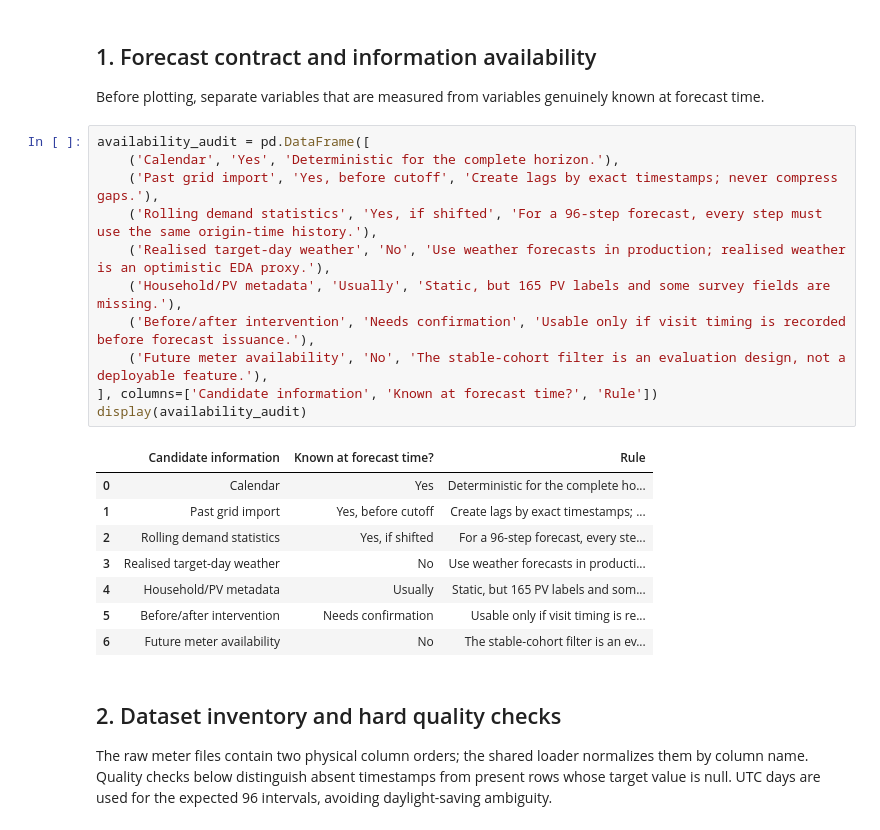
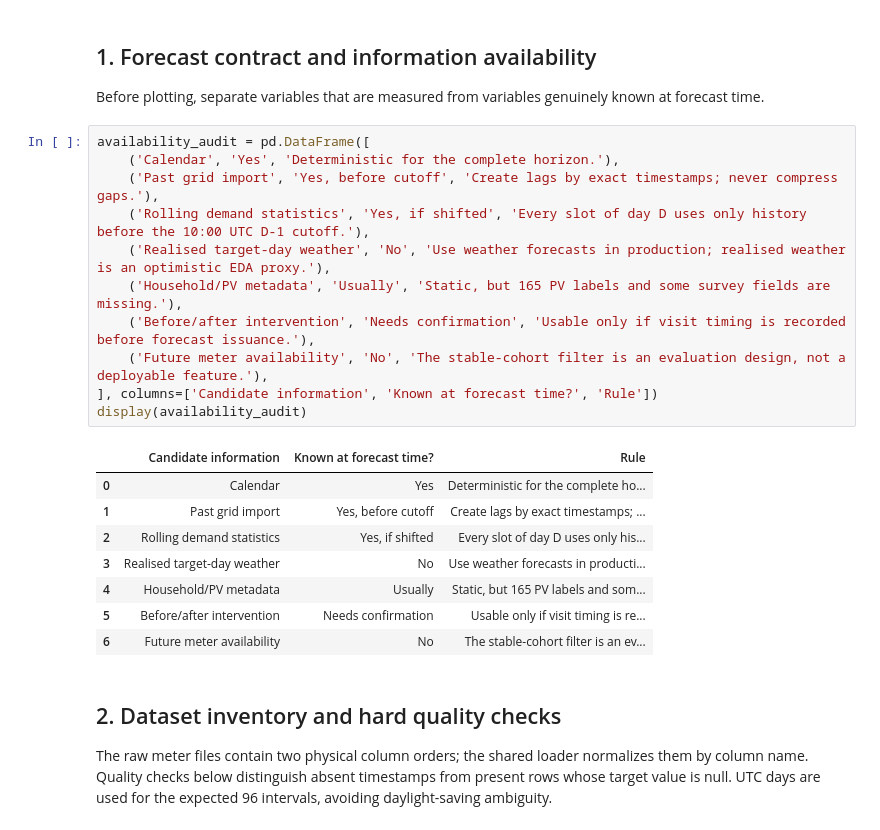
Before and after one commit to nicosquare/rwth_hackathon, a Jupyter notebook: notebooks/01_data_eda.ipynb, the cells around one changed output. Saved outputs shown, nothing was run; the diff lists cells and outputs as text.

```diff
--- a/notebooks/01_data_eda.ipynb
+++ b/notebooks/01_data_eda.ipynb
@@ -52,19 +52,19 @@ Before plotting, separate variables that are measured from variables genuinely k
 # %%
 availability_audit = pd.DataFrame([
     ('Calendar', 'Yes', 'Deterministic for the complete horizon.'),
     ('Past grid import', 'Yes, before cutoff', 'Create lags by exact timestamps; never compress gaps.'),
-    ('Rolling demand statistics', 'Yes, if shifted', 'For a 96-step forecast, every step must use the same origin-time history.'),
+    ('Rolling demand statistics', 'Yes, if shifted', 'Every slot of day D uses only history before the 10:00 UTC D-1 cutoff.'),
     ('Realised target-day weather', 'No', 'Use weather forecasts in production; realised weather is an optimistic EDA proxy.'),
     ('Household/PV metadata', 'Usually', 'Static, but 165 PV labels and some survey fields are missing.'),
     ('Before/after intervention', 'Needs confirmation', 'Usable only if visit timing is recorded before forecast issuance.'),
     ('Future meter availability', 'No', 'The stable-cohort filter is an evaluation design, not a deployable feature.'),
 ], columns=['Candidate information', 'Known at forecast time?', 'Rule'])
 display(availability_audit)
 # %% [output]
 |  | Candidate information | Known at forecast time? | Rule |
 | 0 | Calendar | Yes | Deterministic for the complete ho... |
 | 1 | Past grid import | Yes, before cutoff | Create lags by exact timestamps; ... |
-| 2 | Rolling demand statistics | Yes, if shifted | For a 96-step forecast, every ste... |
+| 2 | Rolling demand statistics | Yes, if shifted | Every slot of day D uses only his... |
 | 3 | Realised target-day weather | No | Use weather forecasts in producti... |
 | 4 | Household/PV metadata | Usually | Static, but 165 PV labels and som... |
 | 5 | Before/after intervention | Needs confirmation | Usable only if visit timing is re... |
```
Also changed, not shown: parts of 9 cells of this notebook, 23 other files.
